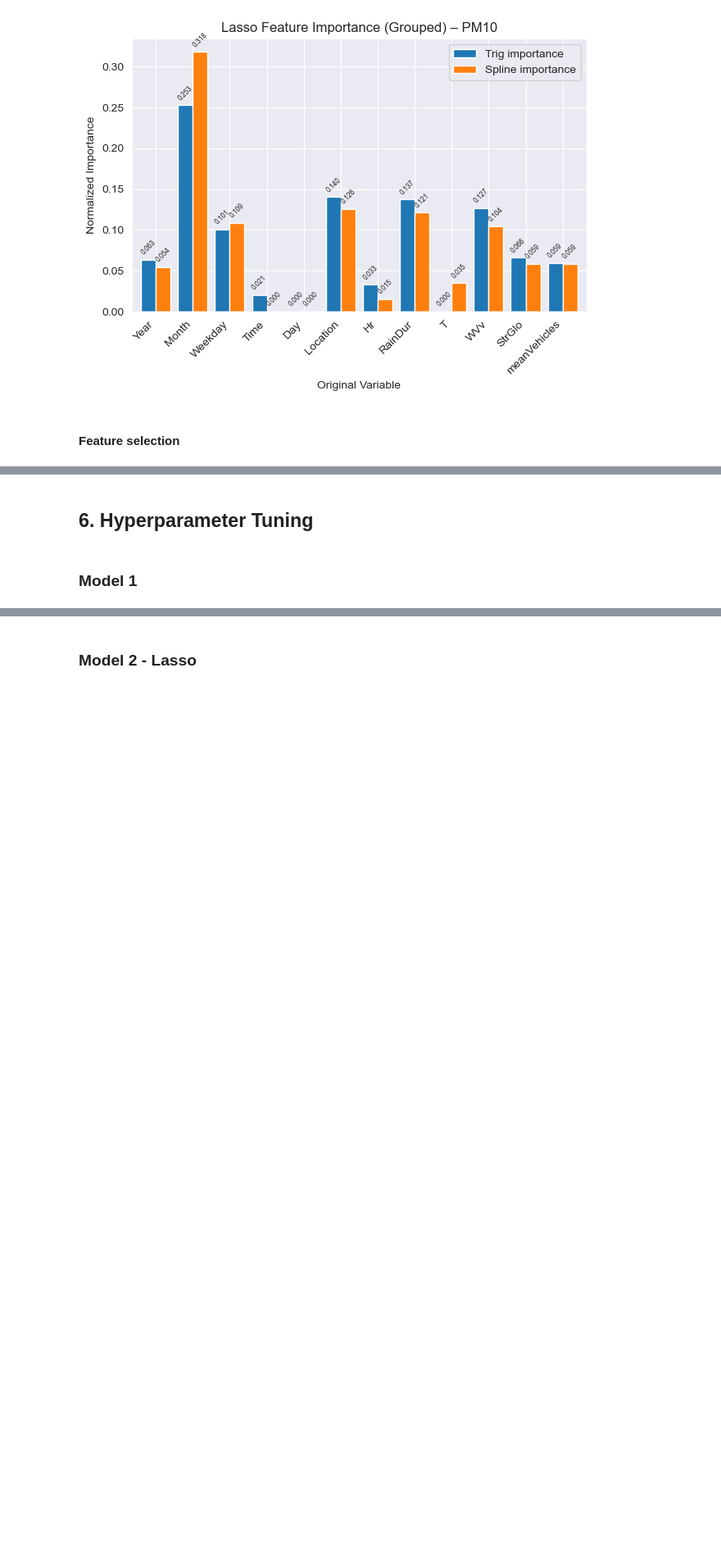
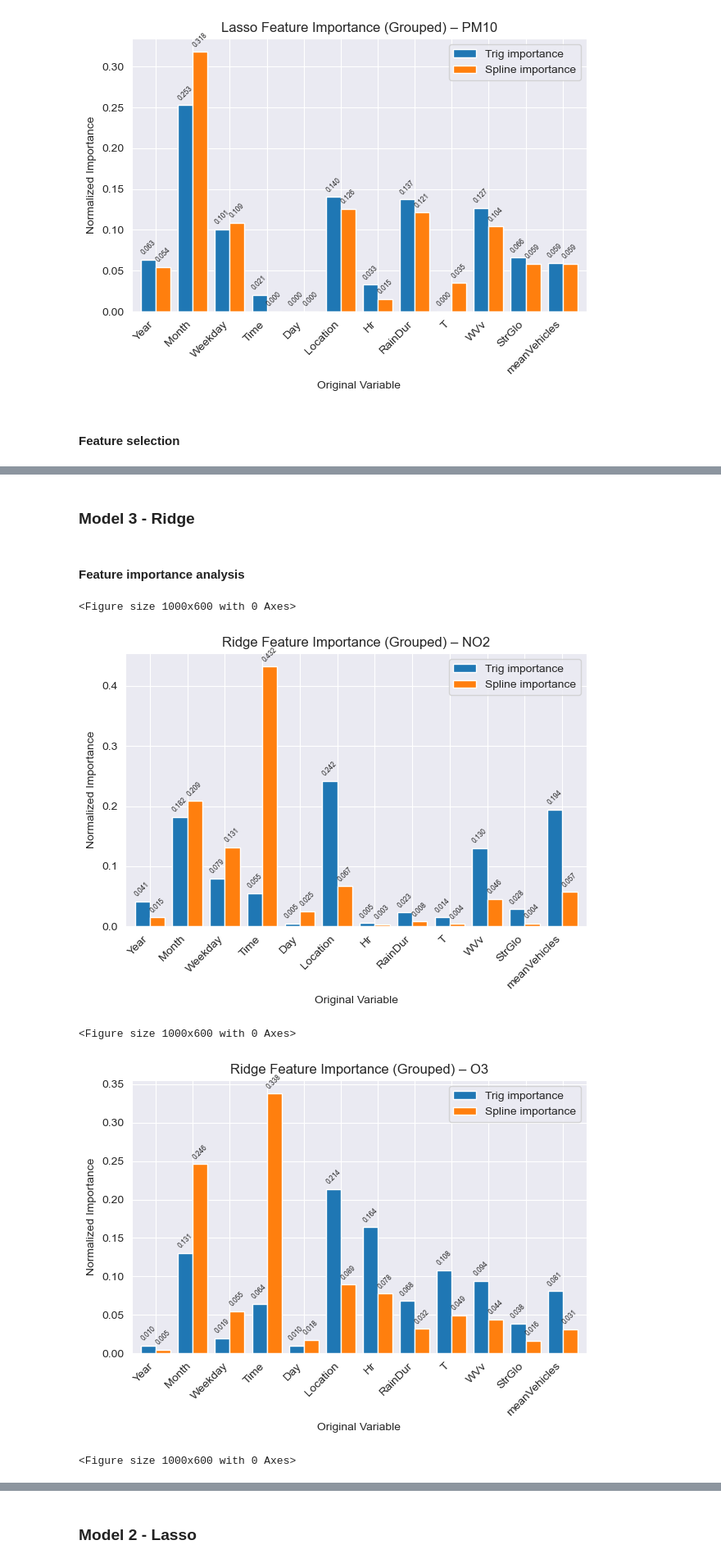
Before and after one commit to JitkaRantanen/AS2025_CO2-GroupProject, a Jupyter notebook: ML_Jitka.ipynb, the cells around one changed output, grey strips where cells are left out. Shown at 82% size. Cells and saved outputs as stored; diff of their text form; code cells hidden in the pictures; blank space fills up the shorter version.

Commit message:
Added Ridge model

```diff
--- a/ML_Jitka.ipynb
+++ b/ML_Jitka.ipynb
@@ -284,4 +275,37 @@ No feature is standing out as clearly not important for all 3 pollutants. For th
-# %% [markdown]
-## 6. Hyperparameter Tuning
-# %% [markdown]
-### Model 1
+# %% [markdown]
+### Model 3 - Ridge
+# %% [markdown]
+#### Feature importance analysis
+# %%
+# Train the models for the individual datasets
+alpha = 0.1
+
+ridge_tri_NO2 = Ridge(alpha=alpha).fit(X_tri, y_NO2)
+ridge_spl_NO2 = Ridge(alpha=alpha).fit(X_spl, y_NO2)
+
+ridge_tri_O3 = Ridge(alpha=alpha).fit(X_tri, y_O3)
+ridge_spl_O3 = Ridge(alpha=alpha).fit(X_spl, y_O3)
+
+ridge_tri_PM10 = Ridge(alpha=alpha).fit(X_tri, y_PM10)
+ridge_spl_PM10 = Ridge(alpha=alpha).fit(X_spl, y_PM10)
+
+# Build grouped importance tables for all 6 models
+g_imp_ridge_tri_NO2 = grouped_importance(ridge_tri_NO2, X_tri)
+g_imp_ridge_spl_NO2 = grouped_importance(ridge_spl_NO2, X_spl)
+
+g_imp_ridge_tri_O3 = grouped_importance(ridge_tri_O3, X_tri)
+g_imp_ridge_spl_O3 = grouped_importance(ridge_spl_O3, X_spl)
+
+g_imp_ridge_tri_PM10 = grouped_importance(ridge_tri_PM10, X_tri)
+g_imp_ridge_spl_PM10 = grouped_importance(ridge_spl_PM10, X_spl)
+# %%
+# Plot the grouped importance
+plot_grouped_importance(g_imp_ridge_tri_NO2, g_imp_ridge_spl_NO2, "Ridge", "NO2")
+plot_grouped_importance(g_imp_ridge_tri_O3,  g_imp_ridge_spl_O3, "Ridge", "O3")
+plot_grouped_importance(g_imp_ridge_tri_PM10, g_imp_ridge_spl_PM10, "Ridge", "PM10")
+# %% [output]
+<Figure size 1000x600 with 0 Axes>
+[figure, added]
+<Figure size 1000x600 with 0 Axes>
+[figure, added]
+<Figure size 1000x600 with 0 Axes>
```
Also changed, not shown: parts of 29 cells of this notebook.
